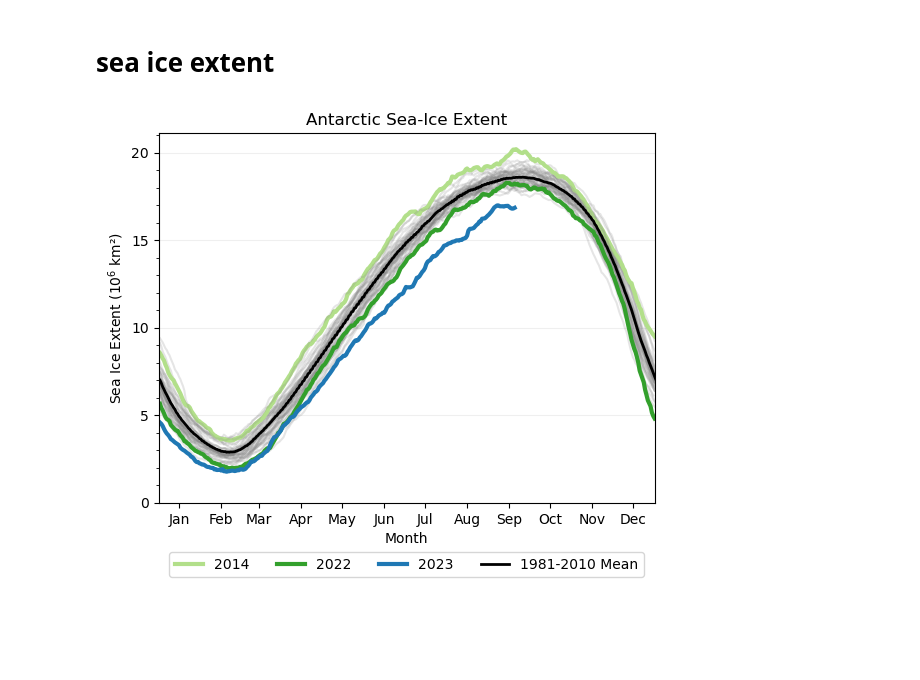
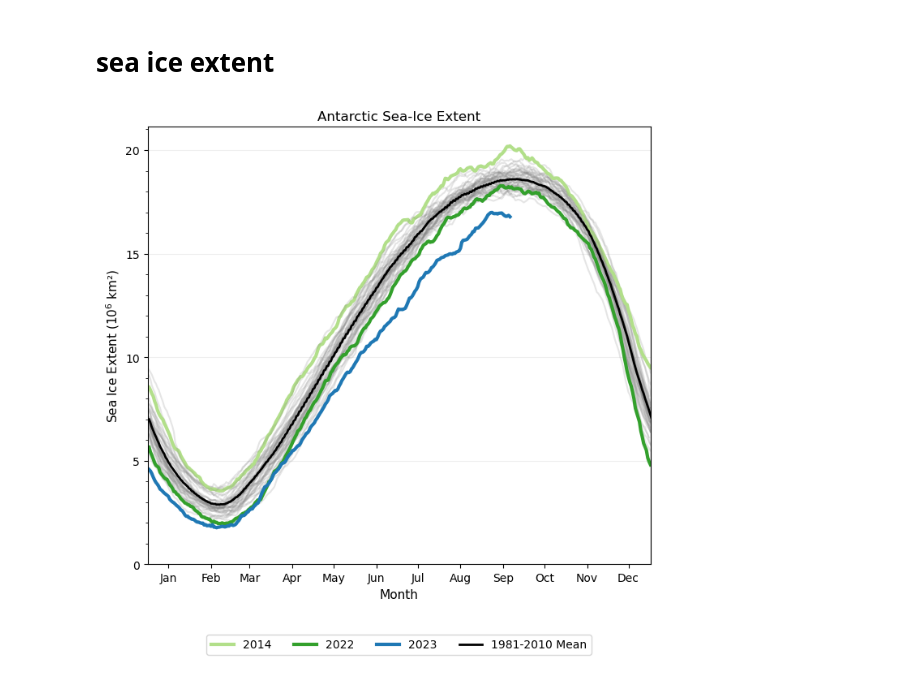
Before and after one commit to anton-seaice/sea-ice-plots, a Jupyter notebook: sea_ice_extent.ipynb, the cells around one changed output. Cells and saved outputs as stored; diff of their text form; code cells hidden in the pictures; blank space fills up the shorter version.

Commit message:
Tweak figure size

```diff
--- a/sea_ice_extent.ipynb
+++ b/sea_ice_extent.ipynb
@@ -64,6 +64,8 @@ MONTHS = ['Jan', 'Feb', 'Mar', 'Apr', 'May', 'Jun', 'Jul', 'Aug', 'Sep', 'Oct',
 DOY_MID_MONTH=[15,46,74,105,135,166,196,227,258,288,319,349]
 
 years_list=np.unique(sie_da.time.dt.year)[1:]
+
+plt.figure(figsize=(8,7))
 
 #all the years in grey
 for iYear in years_list:
@@ -101,34 +103,34 @@ for iYear in years_list:
         label=l,
         linewidth=lw
     )
 
 #mean
 sie_mean_da.plot(label='1981-2010 Mean', color='black', lw=2)
 
 ax=plt.gca()
 ax.minorticks_on()
 ax.tick_params(axis='x', which='minor', bottom=False)
 plt.grid(visible=True, which='major', axis='y', linestyle='-', alpha=0.2)
 
 plt.yticks(
     ticks=[0, 5, 10, 15, 20],
     labels=['0','5','10','15','20']
 )
-plt.ylabel('Sea Ice Extent (10$^{6}$ km\u00b2)')
+plt.ylabel('Sea Ice Extent (10$^{6}$ km\u00b2)', fontdict={'fontsize':11})
 plt.xticks(
     ticks=DOY_MID_MONTH,
     labels=MONTHS
 )
-plt.xlabel('Month')
+plt.xlabel('Month', fontdict={'fontsize':11})
 plt.xlim(0,365)
 
 plt.legend(loc='lower center', bbox_to_anchor=(0.5, -0.22), ncol=4)
 
-plt.title('Antarctic Sea-Ice Extent')
+plt.title('Antarctic Sea-Ice Extent', fontdict={'fontsize':12})
 date_str=str(sie_da.time[-1].values)[:10]
 plt.savefig(f'ant_sie_timeseries_{date_str}.svg',bbox_inches='tight' )
 plt.savefig(f'ant_sie_timeseries_{date_str}.png',bbox_inches='tight' )
 
 plt.show()
 # %% [output]
-[figure, old version]
+[figure, new version]
```
Also changed, not shown: parts of 1 cell of this notebook.
